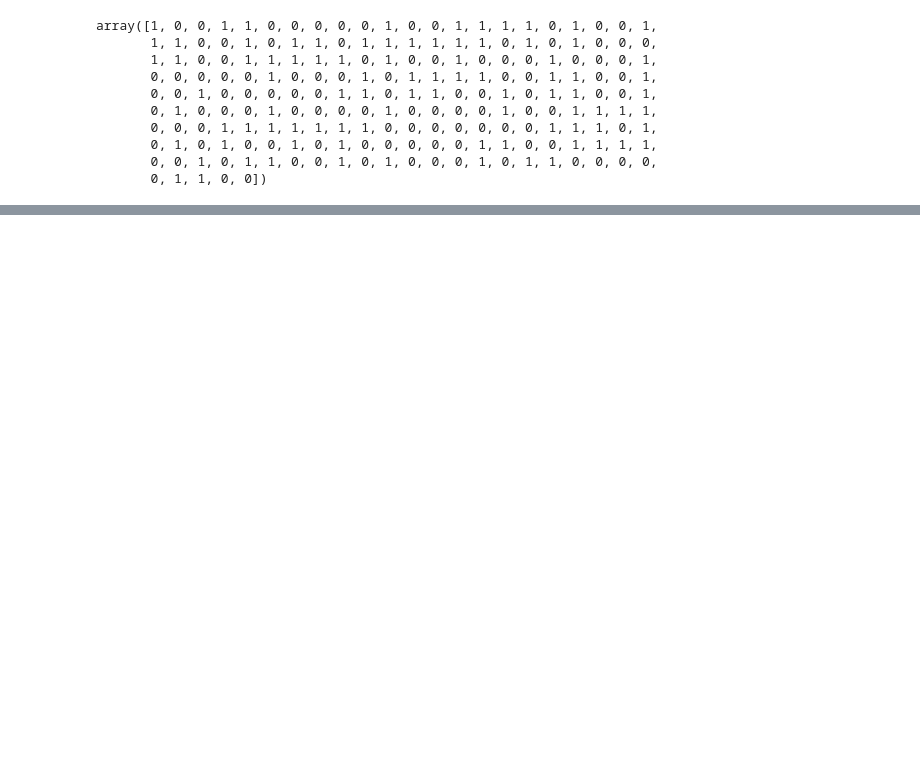
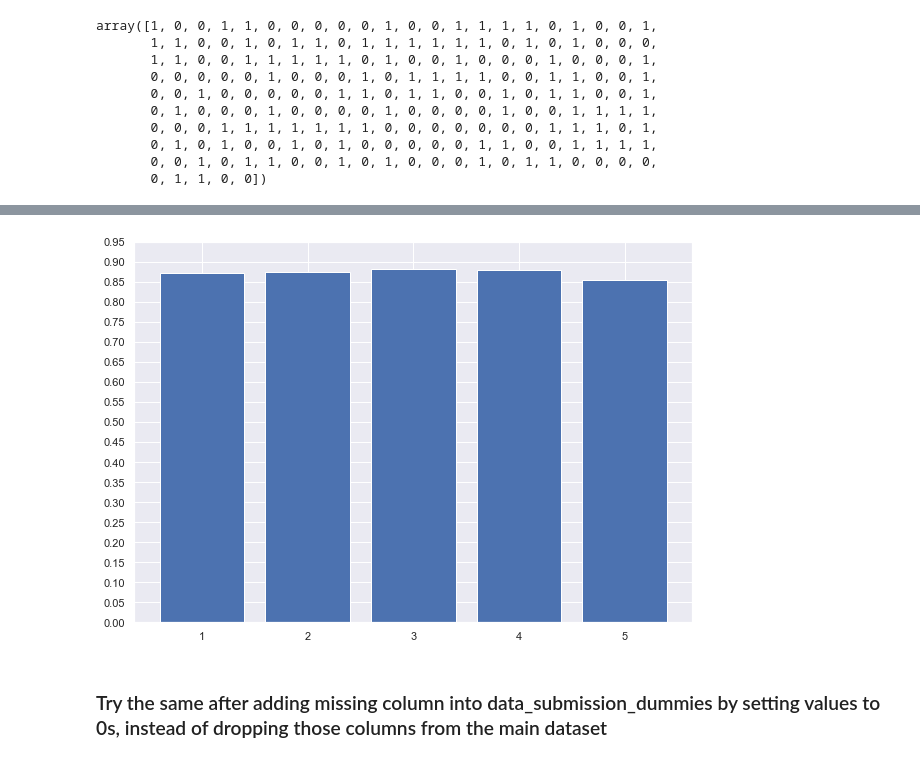
Before and after one commit to csun-data-science-bootcamp-20/Group9, a Jupyter notebook: Mushrooms.ipynb, the cells around one changed output, grey strips where cells are left out. Cells and saved outputs as stored; diff of their text form; code cells hidden in the pictures; blank space fills up the shorter version.

```diff
--- a/Mushrooms.ipynb
+++ b/Mushrooms.ipynb
@@ -383,4 +487,5 @@ data_copy.head()
 # %%
-X=np.array(data_copy.drop(columns=['class'],axis=1))
-X
+X = dropped_data.drop(columns=['class'],axis=1)
+Y = dropped_data['class']
+X.shape,data_submission_dummies.shape
 # %% [output]
@@ -526,9 +499,9 @@ from sklearn.linear_model import LogisticRegression
 from sklearn.model_selection import train_test_split as tts, KFold
 
 model = LogisticRegression()
-x_train, x_test, y_train, y_test = tts(X, data_copy['class'])
+x_train, x_test, y_train, y_test = tts(X, data_dummies['class'])
 y_scores = model.fit(x_train, y_train)
-class_col = model.predict(data_submission_copy)
+class_col = model.predict(data_submission_dummies)
 
 class_col#.reshape(-1,1)
 # %% [output]
@@ -556,8 +529,8 @@ for train_idx, test_idx in kfold.split(X):
 
     x_train = X[train_idx]
     x_test = X[test_idx]
-    y_train = data_copy['class'][train_idx]
-    y_test = data_copy['class'][test_idx]
+    y_train = data_dummies['class'][train_idx]
+    y_test = data_dummies['class'][test_idx]
 
     LR.fit(x_train, y_train) # Train
 
@@ -668,0 +607,26 @@ data_submission_copy.columns.get_loc("cap-color_purple")
+# %%
+# PCA try
+
+from sklearn import preprocessing as p
+from sklearn.decomposition import PCA
+
+accuracy_pca_list = []
+for i in range(1,6):
+
+    x_train, x_test, y_train, y_test = tts(X, data_dummies['class'])
+    print(x_train)
+    st = p.StandardScaler().fit(x_train)
+    new = st.transform(x_train)
+    pca = PCA(n_components=i).fit(new)
+    x_train = pca.transform(new)
+    x_test = pca.transform(x_test)
+
+    LR = LogisticRegression()
+    LR.fit(x_train, y_train) # Train
+
+    y_pred = LR.predict(x_test)
+
+    accuracy_pca = accuracy_score(y_test, y_pred)
+    accuracy_pca_list.append(accuracy_pca)
+
+accuracy_pca_list
@@ -668,0 +656,9 @@ data_submission_copy.columns.get_loc("cap-color_purple")
+# %%
+fig = plt.figure(figsize =(10, 7))
+plt.bar(np.arange(1,6), accuracy_pca_list)
+plt.yticks(np.arange(0, 1, 0.05))
+plt.show()
+# %% [output]
+[figure, added]
+# %% [markdown]
+### Try the same after adding missing column into data_submission_dummies by setting values to 0s, instead of dropping those columns from the main dataset
```
Also changed, not shown: parts of 104 cells of this notebook.
